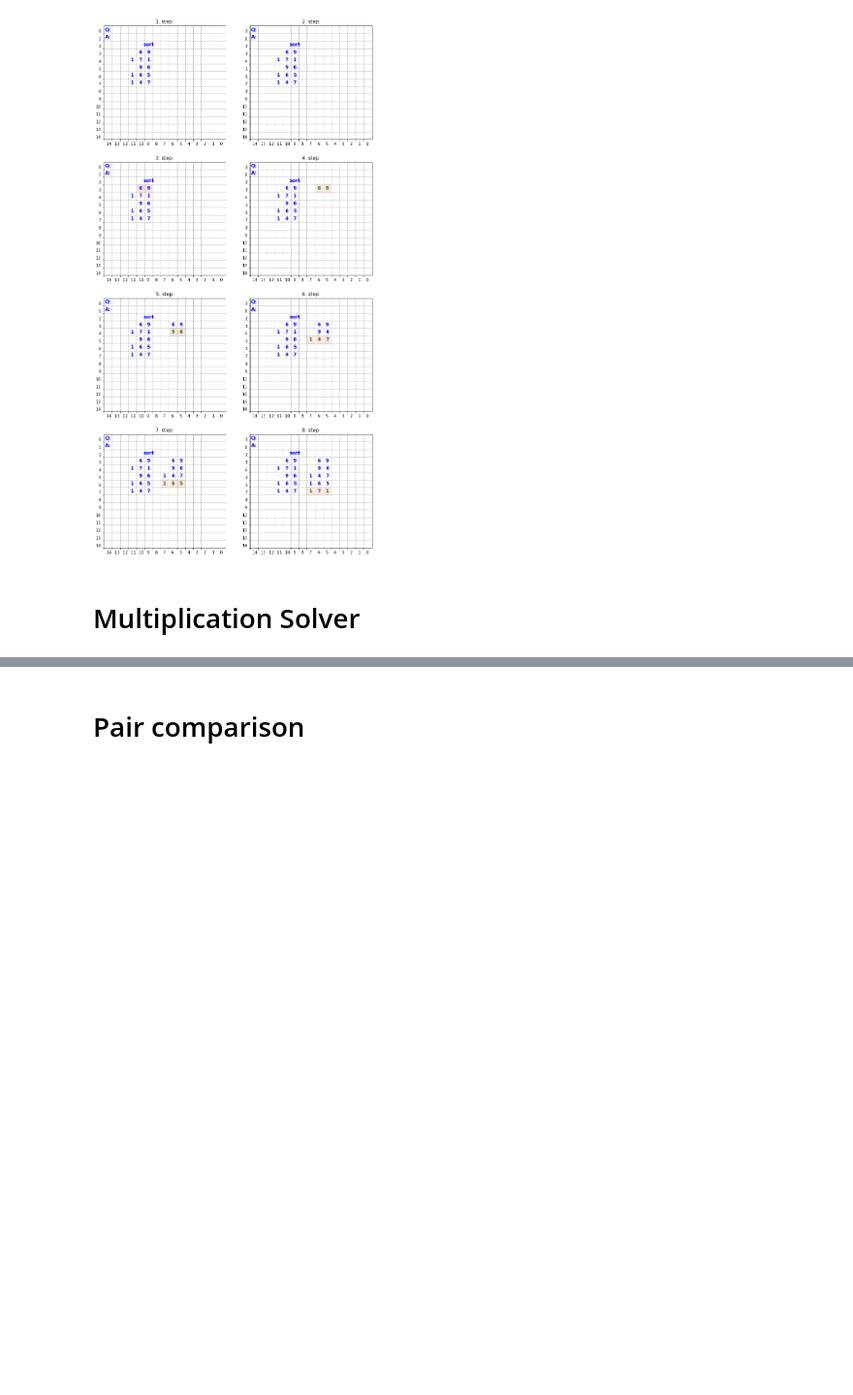
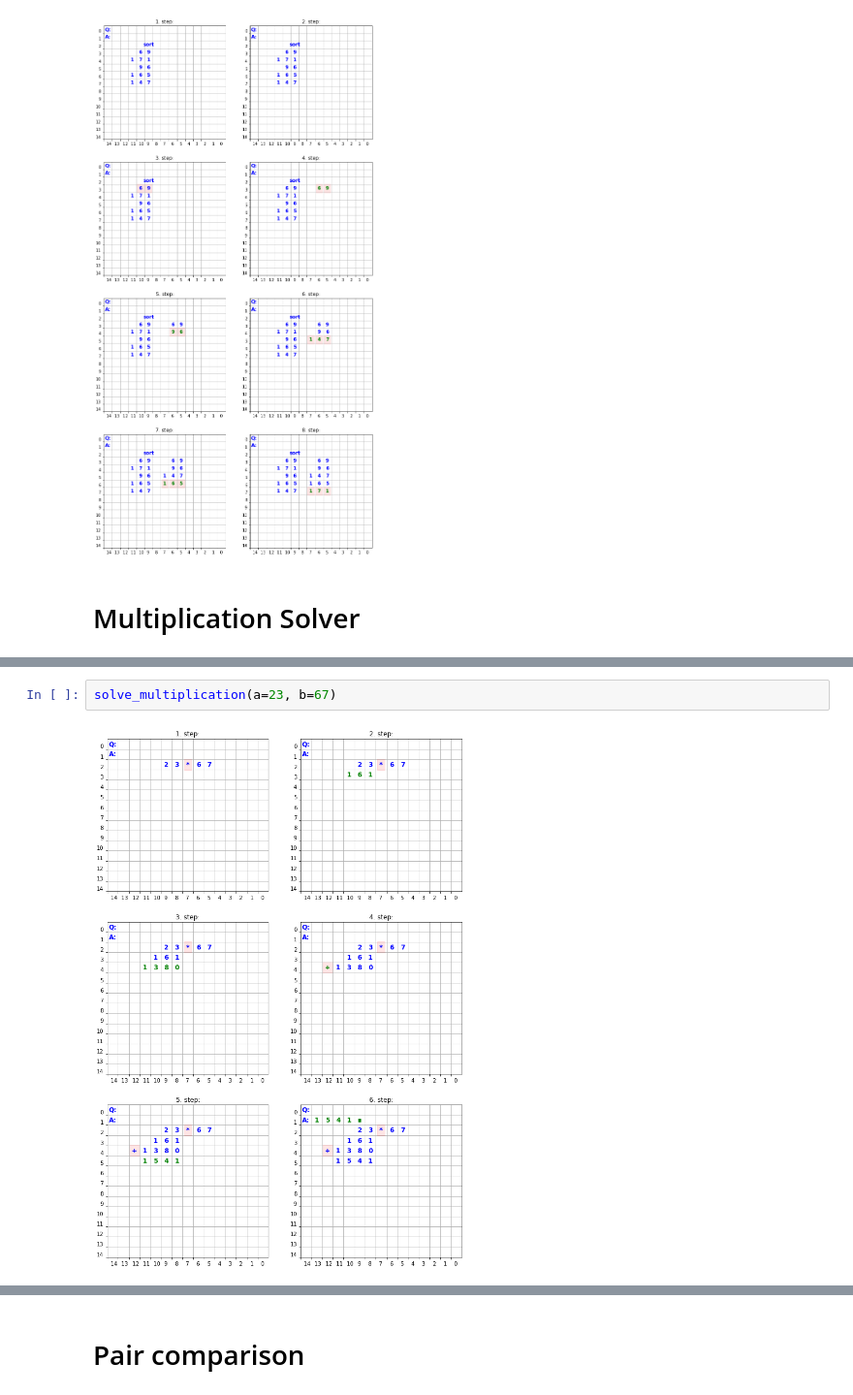
Before and after one commit to csadrian/arithmetics_on_paper, a Jupyter notebook: examples.ipynb, the cells around one changed output, grey strips where cells are left out. Shown: that part at 97% size. Drawn from its saved outputs; the diff is of its cells as text; blank space fills up the shorter version.

```diff
--- a/examples.ipynb
+++ b/examples.ipynb
@@ -124,0 +127,4 @@ solve_multiplication()
+# %%
+solve_multiplication(a=23, b=67)
+# %% [output]
+[figure, added]
```
Also changed, not shown: parts of 6 cells of this notebook.
